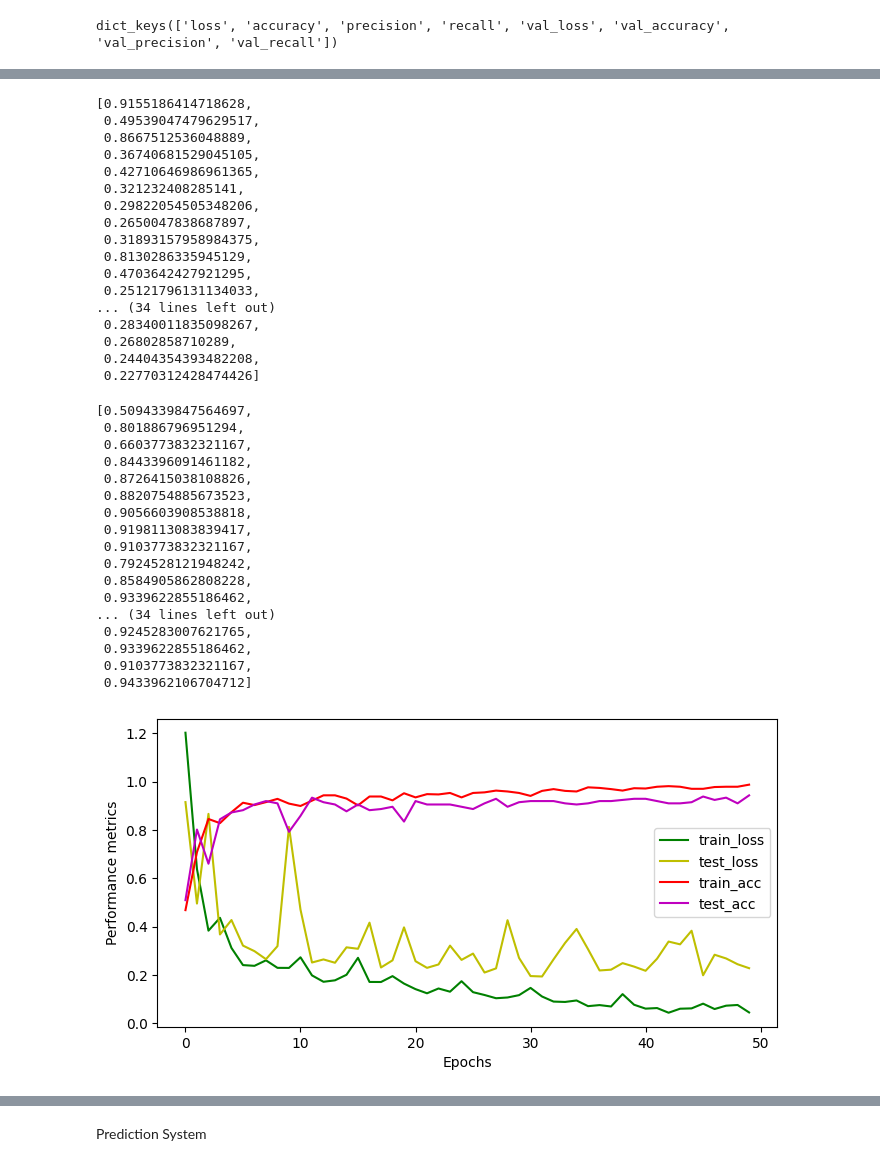
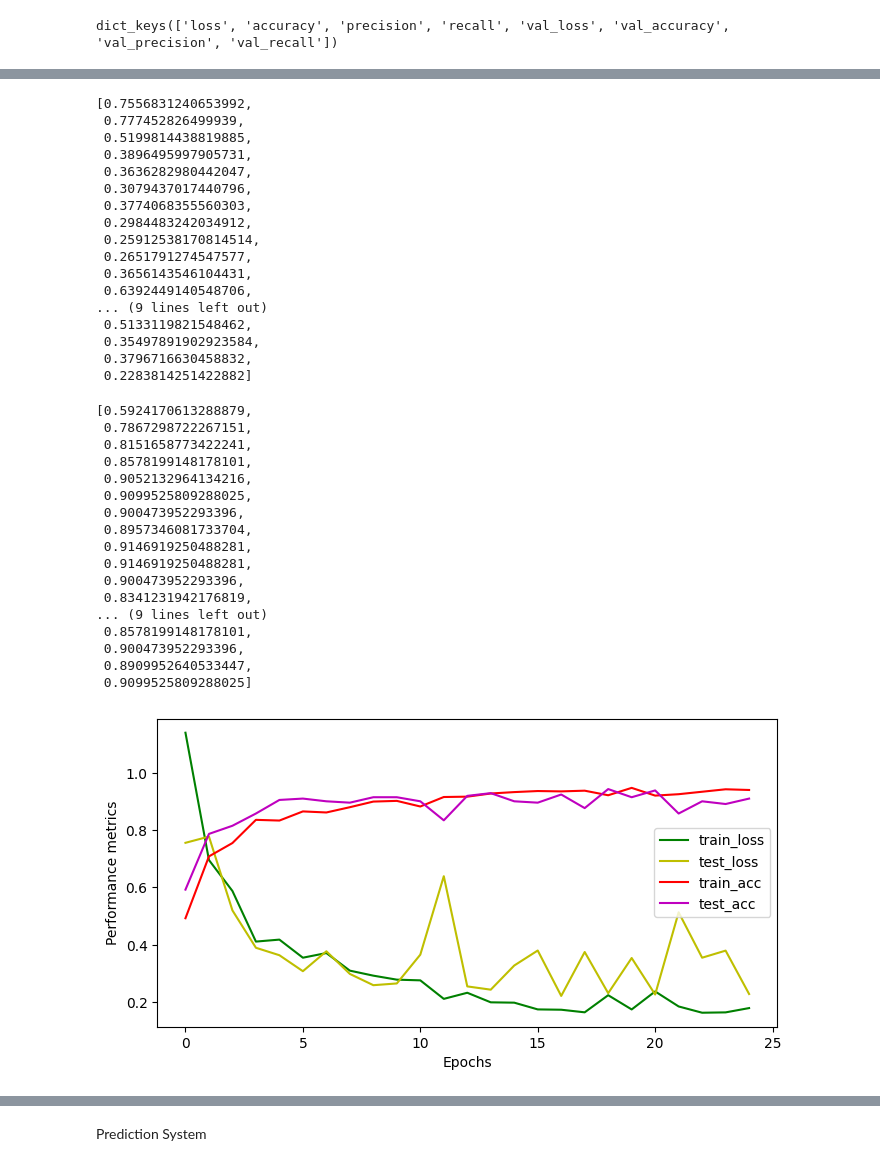
Before and after one commit to Saicharan39/Machine-Learning, a Jupyter notebook: soil_profiling_and_crop_recommendation.ipynb, the cells around one changed output, grey strips where cells are left out. Saved outputs shown, nothing was run; the diff lists cells and outputs as text; code cells hidden in the pictures.

```diff
--- a/soil_profiling_and_crop_recommendation.ipynb
+++ b/soil_profiling_and_crop_recommendation.ipynb
@@ -186,7 +186,7 @@ _________________________________________________________________
 # %% [markdown]
 f
 # %%
-epochs=50
+epochs=25
 
 
 model.fit(train,epochs=epochs,validation_data=test)
@@ -259,70 +261,70 @@ train_acc
 test_loss=model.history.history['val_loss']
 test_loss
 # %% [output]
-[0.9155186414718628,
- 0.49539047479629517,
- 0.8667512536048889,
- 0.36740681529045105,
- 0.42710646986961365,
- 0.321232408285141,
- 0.29822054505348206,
- 0.2650047838687897,
- 0.31893157958984375,
- 0.8130286335945129,
- 0.4703642427921295,
- 0.25121796131134033,
-... (34 lines left out)
- 0.28340011835098267,
- 0.26802858710289,
- 0.24404354393482208,
- 0.22770312428474426]
+[0.7556831240653992,
+ 0.777452826499939,
+ 0.5199814438819885,
+ 0.3896495997905731,
+ 0.3636282980442047,
+ 0.3079437017440796,
+ 0.3774068355560303,
+ 0.2984483242034912,
+ 0.25912538170814514,
+ 0.2651791274547577,
+ 0.3656143546104431,
+ 0.6392449140548706,
+... (9 lines left out)
+ 0.5133119821548462,
+ 0.35497891902923584,
+ 0.3796716630458832,
+ 0.2283814251422882]
 # %%
 test_acc=model.history.history['val_accuracy']
 test_acc
 # %% [output]
-[0.5094339847564697,
- 0.801886796951294,
- 0.6603773832321167,
- 0.8443396091461182,
- 0.8726415038108826,
- 0.8820754885673523,
- 0.9056603908538818,
- 0.9198113083839417,
- 0.9103773832321167,
- 0.7924528121948242,
- 0.8584905862808228,
- 0.9339622855186462,
-... (34 lines left out)
- 0.9245283007621765,
- 0.9339622855186462,
- 0.9103773832321167,
- 0.9433962106704712]
+[0.5924170613288879,
+ 0.7867298722267151,
+ 0.8151658773422241,
+ 0.8578199148178101,
+ 0.9052132964134216,
+ 0.9099525809288025,
+ 0.900473952293396,
+ 0.8957346081733704,
+ 0.9146919250488281,
+ 0.9146919250488281,
+ 0.900473952293396,
+ 0.8341231942176819,
+... (9 lines left out)
+ 0.8578199148178101,
+ 0.900473952293396,
+ 0.8909952640533447,
+ 0.9099525809288025]
 # %%
 import numpy as np
 import matplotlib.pyplot as plt
 
 # Assuming epochs is defined somewhere in your code
-epochs = 50
+epochs = 25
 
 # Assuming train_loss, test_loss, train_acc, and test_acc are defined somewhere in your code
 # Ensure they have the same length as the number of epochs
 train_loss = train_loss[:epochs]
 test_loss = test_loss[:epochs]
 train_acc = train_acc[:epochs]
 test_acc = test_acc[:epochs]
 
 plt.figure(figsize=(8, 4))
 plt.plot(np.arange(epochs), train_loss, color='g', label='train_loss')
 plt.plot(np.arange(epochs), test_loss, color='y', label='test_loss')
 plt.plot(np.arange(epochs), train_acc, color='r', label='train_acc')
 plt.plot(np.arange(epochs), test_acc, color='m', label='test_acc')
 plt.legend()
 plt.xlabel('Epochs')
 plt.ylabel('Performance metrics')
 
 plt.show()
 # %% [output]
-[figure, old version]
+[figure, new version]
 # %%
 acc= model.evaluate(test)
 print('Test accuracy:', acc)
```
Also changed, not shown: parts of 23 cells of this notebook.
